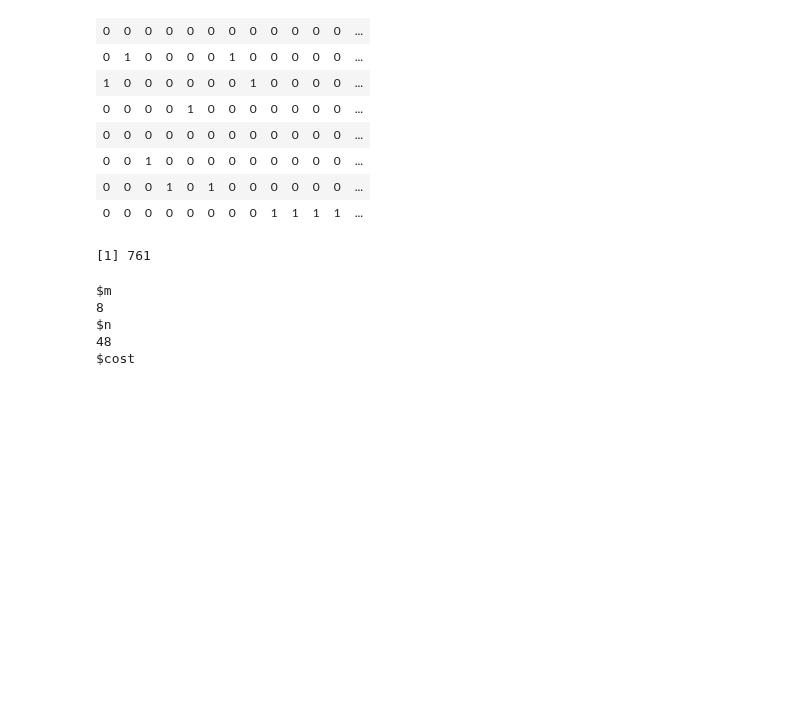
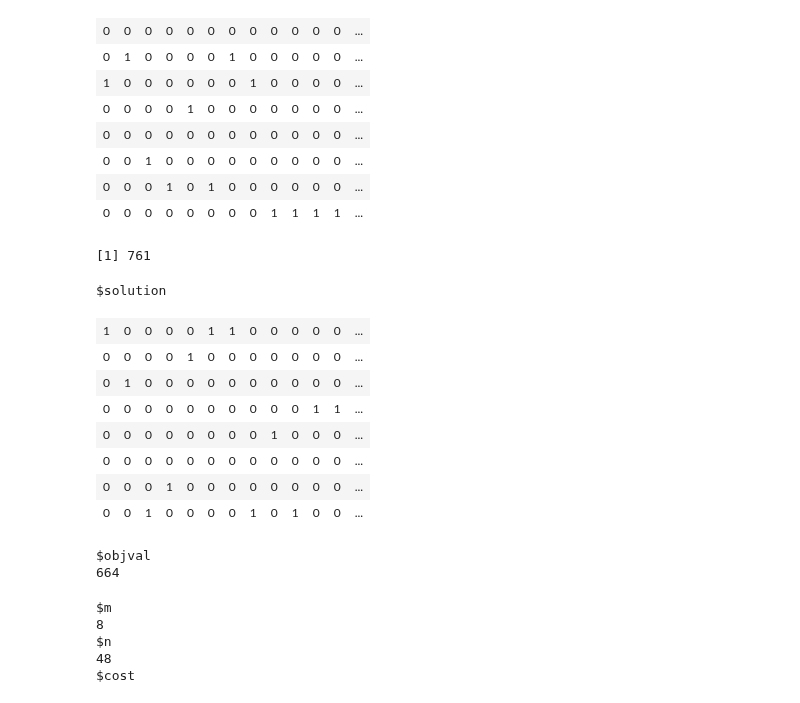
Before and after one commit to garciparedes/integer-programming-heuristics, a Jupyter notebook: integer-programming-heuristics.ipynb, the cells around one changed output. Drawn from its saved outputs; the diff is of its cells as text; code cells hidden in the pictures; blank space fills up the shorter version.

```diff
--- a/integer-programming-heuristics.ipynb
+++ b/integer-programming-heuristics.ipynb
@@ -624,6 +667,20 @@ a$objval
 | 0 | 0 | 0 | 1 | 0 | 1 | 0 | 0 | 0 | 0 | 0 | 0 | ... |
 | 0 | 0 | 0 | 0 | 0 | 0 | 0 | 0 | 1 | 1 | 1 | 1 | ... |
 [1] 761
+# %%
+GeneralizedAssignmentGreedy(gap6.1)
+# %% [output]
+$solution
+| 1 | 0 | 0 | 0 | 0 | 1 | 1 | 0 | 0 | 0 | 0 | 0 | ... |
+| 0 | 0 | 0 | 0 | 1 | 0 | 0 | 0 | 0 | 0 | 0 | 0 | ... |
+| 0 | 1 | 0 | 0 | 0 | 0 | 0 | 0 | 0 | 0 | 0 | 0 | ... |
+| 0 | 0 | 0 | 0 | 0 | 0 | 0 | 0 | 0 | 0 | 1 | 1 | ... |
+| 0 | 0 | 0 | 0 | 0 | 0 | 0 | 0 | 1 | 0 | 0 | 0 | ... |
+| 0 | 0 | 0 | 0 | 0 | 0 | 0 | 0 | 0 | 0 | 0 | 0 | ... |
+| 0 | 0 | 0 | 1 | 0 | 0 | 0 | 0 | 0 | 0 | 0 | 0 | ... |
+| 0 | 0 | 1 | 0 | 0 | 0 | 0 | 1 | 0 | 1 | 0 | 0 | ... |
+$objval
+664
 # %%
 (gap8.1 <- ReadGeneralizedAssignment("./data/assignment/gap8_1.txt"))
 # %% [output]
```
Also changed, not shown: parts of 7 cells of this notebook.
